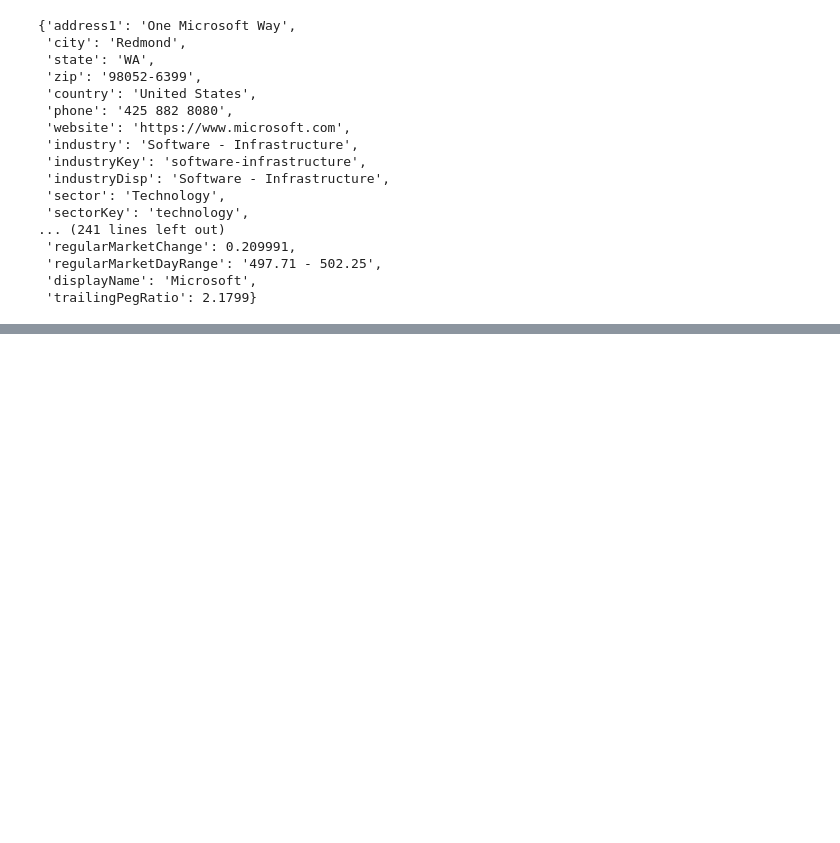
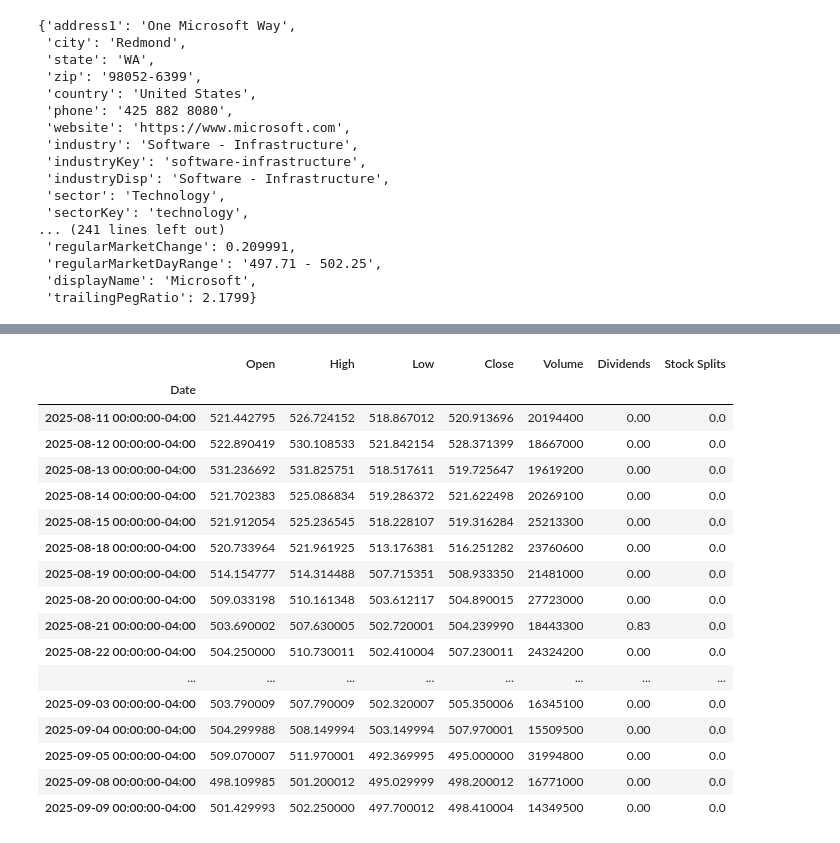
Before and after one commit to JakeOh/202505_BD50_lab_llm, a Jupyter notebook: src/lab07/yfinance_ex.ipynb, the cells around one changed output, grey strips where cells are left out. Drawn from its saved outputs; the diff is of its cells as text; code cells hidden in the pictures; blank space fills up the shorter version.

```diff
--- a/src/lab07/yfinance_ex.ipynb
+++ b/src/lab07/yfinance_ex.ipynb
@@ -34,0 +86,23 @@ msft.info
+# %%
+hist_1mo = msft.history(period='1mo')
+# %%
+hist_1mo
+# %% [output]
+|  | Open | High | Low | Close | Volume | Dividends | Stock Splits |
+| Date |  |  |  |  |  |  |  |
+| 2025-08-11 00:00:00-04:00 | 521.442795 | 526.724152 | 518.867012 | 520.913696 | 20194400 | 0.00 | 0.0 |
+| 2025-08-12 00:00:00-04:00 | 522.890419 | 530.108533 | 521.842154 | 528.371399 | 18667000 | 0.00 | 0.0 |
+| 2025-08-13 00:00:00-04:00 | 531.236692 | 531.825751 | 518.517611 | 519.725647 | 19619200 | 0.00 | 0.0 |
+| 2025-08-14 00:00:00-04:00 | 521.702383 | 525.086834 | 519.286372 | 521.622498 | 20269100 | 0.00 | 0.0 |
+| 2025-08-15 00:00:00-04:00 | 521.912054 | 525.236545 | 518.228107 | 519.316284 | 25213300 | 0.00 | 0.0 |
+| 2025-08-18 00:00:00-04:00 | 520.733964 | 521.961925 | 513.176381 | 516.251282 | 23760600 | 0.00 | 0.0 |
+| 2025-08-19 00:00:00-04:00 | 514.154777 | 514.314488 | 507.715351 | 508.933350 | 21481000 | 0.00 | 0.0 |
+| 2025-08-20 00:00:00-04:00 | 509.033198 | 510.161348 | 503.612117 | 504.890015 | 27723000 | 0.00 | 0.0 |
+| 2025-08-21 00:00:00-04:00 | 503.690002 | 507.630005 | 502.720001 | 504.239990 | 18443300 | 0.83 | 0.0 |
+| 2025-08-22 00:00:00-04:00 | 504.250000 | 510.730011 | 502.410004 | 507.230011 | 24324200 | 0.00 | 0.0 |
+| ... | ... | ... | ... | ... | ... | ... | ... |
+| 2025-09-03 00:00:00-04:00 | 503.790009 | 507.790009 | 502.320007 | 505.350006 | 16345100 | 0.00 | 0.0 |
+| 2025-09-04 00:00:00-04:00 | 504.299988 | 508.149994 | 503.149994 | 507.970001 | 15509500 | 0.00 | 0.0 |
+| 2025-09-05 00:00:00-04:00 | 509.070007 | 511.970001 | 492.369995 | 495.000000 | 31994800 | 0.00 | 0.0 |
+| 2025-09-08 00:00:00-04:00 | 498.109985 | 501.200012 | 495.029999 | 498.200012 | 16771000 | 0.00 | 0.0 |
+| 2025-09-09 00:00:00-04:00 | 501.429993 | 502.250000 | 497.700012 | 498.410004 | 14349500 | 0.00 | 0.0 |
```
Also changed, not shown: parts of 10 cells of this notebook, 2 other files.
